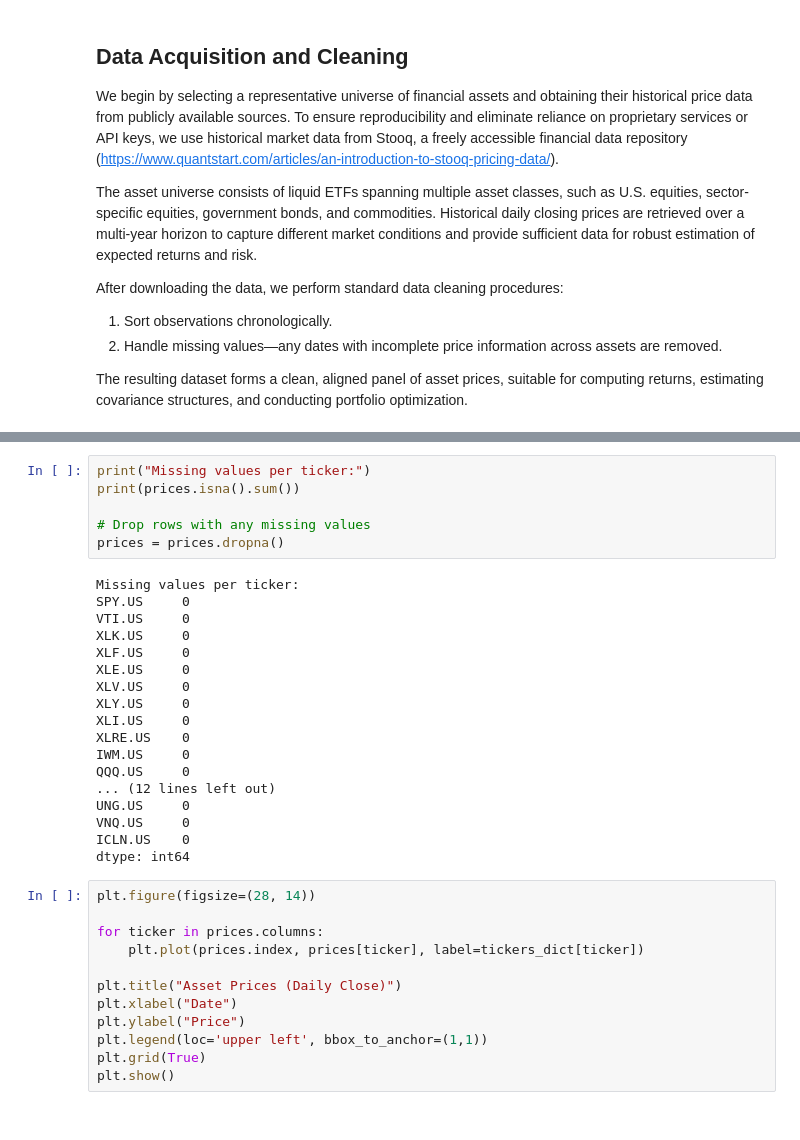
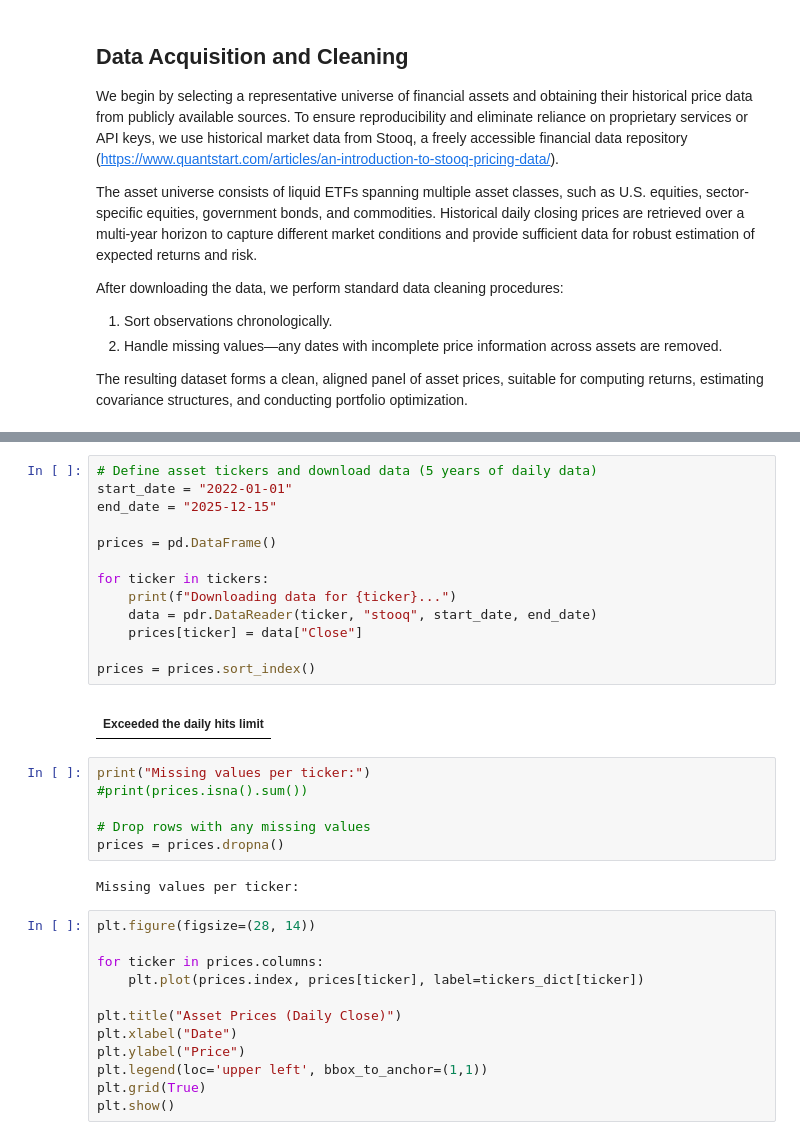
Before and after one commit to SalK91/convex_optimization, a Jupyter notebook: docs/convex/tutorials/3_portfolio.ipynb, the cells around one changed output, grey strips where cells are left out. Saved outputs shown, nothing was run; the diff lists cells and outputs as text.

```diff
--- a/docs/convex/tutorials/3_portfolio.ipynb
+++ b/docs/convex/tutorials/3_portfolio.ipynb
@@ -117,27 +93,27 @@ prices.head()
+# %%
+# Define asset tickers and download data (5 years of daily data)
+start_date = "2022-01-01"
+end_date = "2025-12-15"
+
+prices = pd.DataFrame()
+
+for ticker in tickers:
+    print(f"Downloading data for {ticker}...")
+    data = pdr.DataReader(ticker, "stooq", start_date, end_date)
+    prices[ticker] = data["Close"]
+
+prices = prices.sort_index()
+# %% [output]
+|  |
+| Exceeded the daily hits limit |
 # %%
 print("Missing values per ticker:")
-print(prices.isna().sum())
+#print(prices.isna().sum())
 
 # Drop rows with any missing values
 prices = prices.dropna()
 # %% [output]
 Missing values per ticker:
-SPY.US     0
-VTI.US     0
-XLK.US     0
-XLF.US     0
-XLE.US     0
-XLV.US     0
-XLY.US     0
-XLI.US     0
-XLRE.US    0
-IWM.US     0
-QQQ.US     0
-... (12 lines left out)
-UNG.US     0
-VNQ.US     0
-ICLN.US    0
-dtype: int64
 # %%
 plt.figure(figsize=(28, 14))
 
```
Also changed, not shown: parts of 8 cells of this notebook, 6 other files.
